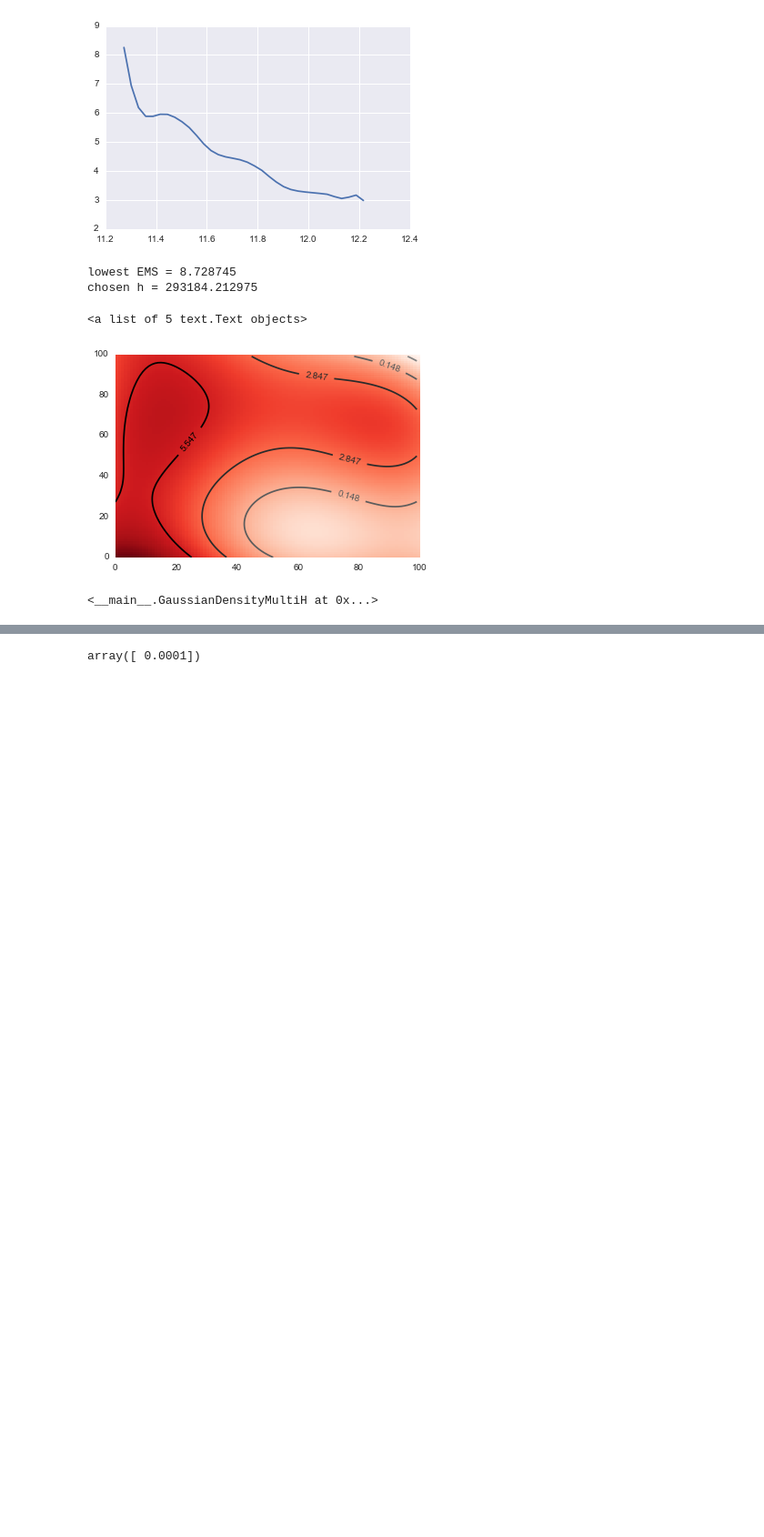
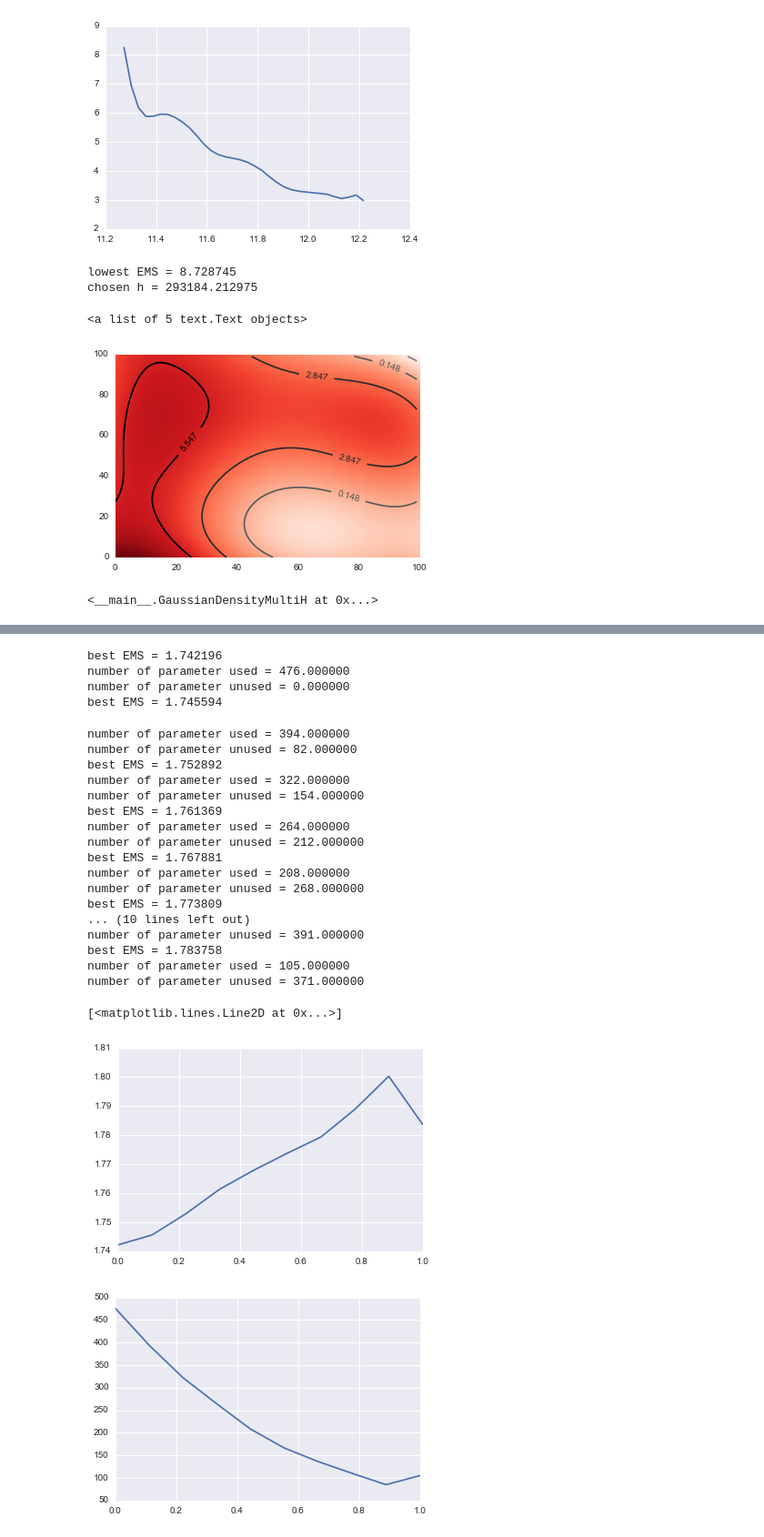
Before and after one commit to DarwinSenior/cs498, a Jupyter notebook: assignment7/Homework7.ipynb, the cells around one changed output, grey strips where cells are left out. Shown at 91% size. Saved outputs shown, nothing was run; the diff lists cells and outputs as text; code cells hidden in the pictures; blank space fills up the shorter version.

```diff
--- a/assignment7/Homework7.ipynb
+++ b/assignment7/Homework7.ipynb
@@ -240,4 +230,44 @@ fl
-# %%
-np.logspace(-4, 4, 1)
-# %% [output]
-array([ 0.0001])
+# %%
+from sklearn.linear_model import ElasticNet
+trainx, testx, trainy, testy = train_test_split(positions, temps, test_size=0.3)
+l1_ratios=np.linspace(0, 1, 10)
+e = np.zeros(alphas.shape)
+n = np.zeros(alphas.shape)
+for (i, l1_ratio) in enumerate(l1_ratios):
+    elastic = ElasticNet(alpha=1e-4, l1_ratio=l1_ratio, max_iter=15000)
+    gs = GaussianDensityMultiH(model=elastic, hs=hs)
+    gs.fit(testx, testy)
+    e[i] = mean_squared_error(gs.predict(testx), testy)
+    n[i] = np.sum(elastic.coef_!=0)
+    print("best EMS = %f"%(mean_squared_error(gs.predict(testx), testy)))
+    print("number of parameter used = %f"%(np.sum(elastic.coef_!=0)))
+    print("number of parameter unused = %f"%(np.sum(elastic.coef_==0)))
+plt.figure()
+plt.plot(l1_ratios, e)
+plt.figure()
+plt.plot(l1_ratios, n)
+# %% [output]
+best EMS = 1.742196
+number of parameter used = 476.000000
+number of parameter unused = 0.000000
+best EMS = 1.745594
+number of parameter used = 394.000000
+number of parameter unused = 82.000000
+best EMS = 1.752892
+number of parameter used = 322.000000
+number of parameter unused = 154.000000
+best EMS = 1.761369
+number of parameter used = 264.000000
+number of parameter unused = 212.000000
+best EMS = 1.767881
+number of parameter used = 208.000000
+number of parameter unused = 268.000000
+best EMS = 1.773809
+... (10 lines left out)
+number of parameter unused = 391.000000
+best EMS = 1.783758
+number of parameter used = 105.000000
+number of parameter unused = 371.000000
+[<matplotlib.lines.Line2D at 0x...>]
+[figure, added]
+[figure, added]
```
Also changed, not shown: parts of 13 cells of this notebook.
